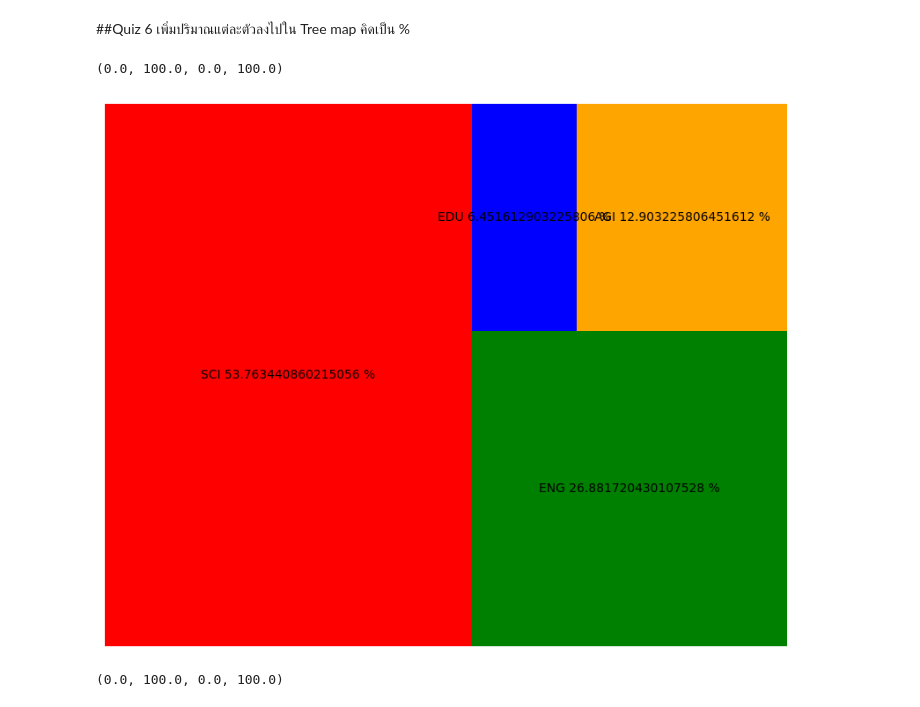
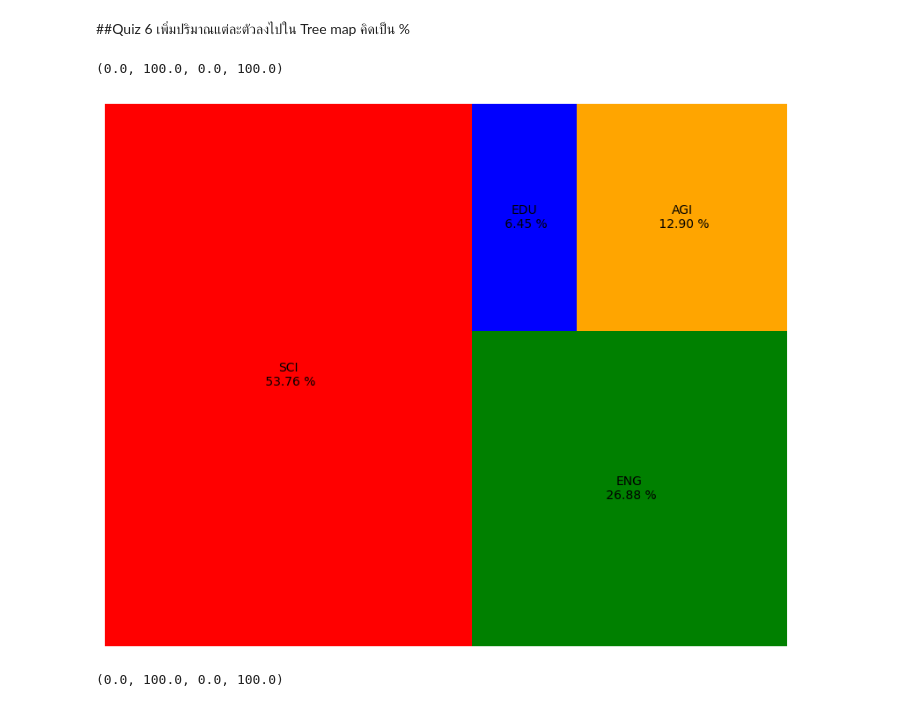
Before and after one commit to ananyapoonsawat/Python_dataviz2023, a Jupyter notebook: DataViz04_Data_Comparison.ipynb, the cells around one changed output. Drawn from its saved outputs; the diff is of its cells as text; code cells hidden in the pictures.

Commit message:
Quiz5 & Quiz6

```diff
--- a/DataViz04_Data_Comparison.ipynb
+++ b/DataViz04_Data_Comparison.ipynb
@@ -504,14 +504,16 @@ plt.axis('off')
 ##Quiz 6
 เพิ่มปริมาณแต่ละตัวลงไปใน Tree map คิดเป็น %
 # %%
-labels = [f'SCI {(100*500)/930} %', f'ENG {(100*250)/930} %', f'EDU {(100*60)/930} %', f'AGI {(100*120)/930} %']
+#Quiz6
+
+labels = [f'SCI\n {(100*500)/930:.2f} %', f'ENG\n {(100*250)/930:.2f} %', f'EDU\n {(100*60)/930:.2f} %', f'AGI\n {(100*120)/930:.2f} %']
 data = [500, 250, 60, 120]
 color = ['red', 'green', 'blue', 'orange']
 squarify.plot(data,color=color,label = labels)
 plt.axis('off')
 # %% [output]
 (0.0, 100.0, 0.0, 100.0)
-[figure, old version]
+[figure, new version]
 # %%
 labels = ['SCI', 'ENG', 'EDU', 'AGI']
 data = [500, 250, 60, 120]
```
